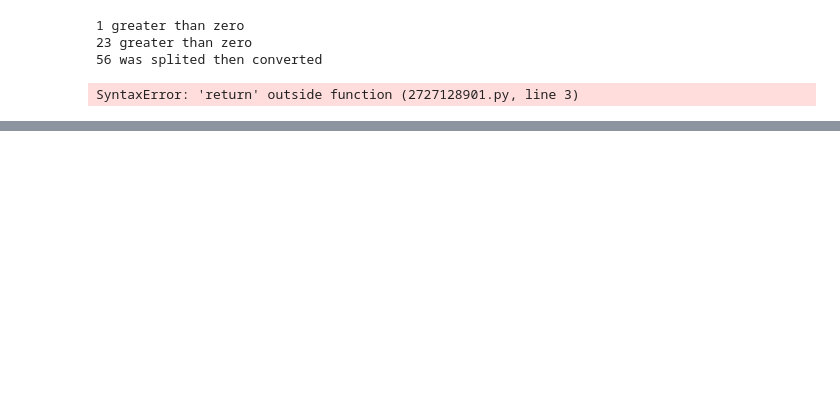
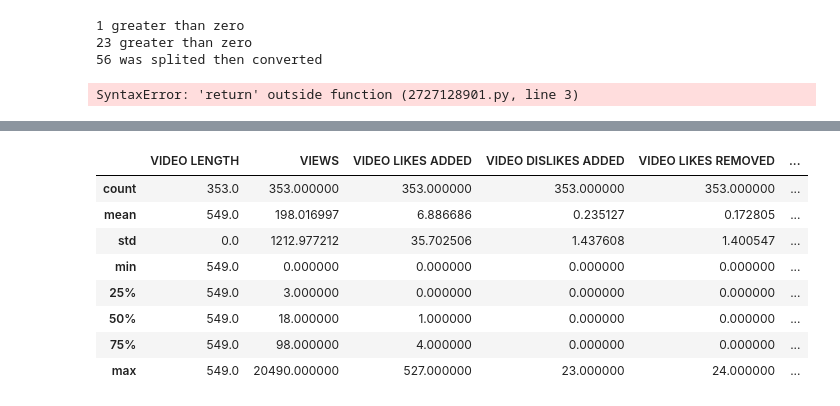
Before and after one commit to andazi/goal-data-science, a Jupyter notebook: deployed apps/project 2/youtube dashbord.ipynb, the cells around one changed output, grey strips where cells are left out. Cells and saved outputs as stored; diff of their text form; code cells hidden in the pictures; blank space fills up the shorter version.

```diff
--- a/deployed apps/project 2/youtube dashbord.ipynb
+++ b/deployed apps/project 2/youtube dashbord.ipynb
@@ -999,0 +1043,7 @@ elif add_sidebar =="Individual Video Analysis":
+# %%
+# videos title list
+selected_video = tuple(df_agg['VIDEO TITLE'])[9]
+# filtered by title
+filtered_video = df_agg[df_agg['VIDEO TITLE'] == selected_video]
+
+filtered_agg_sub = df_agg_sub[df_agg_sub['VIDEO TITLE'] == selected_video]
@@ -999,0 +1116,12 @@ elif add_sidebar =="Individual Video Analysis":
+# %%
+filtered_agg_sub.describe()
+# %% [output]
+|  | VIDEO LENGTH | VIEWS | VIDEO LIKES ADDED | VIDEO DISLIKES ADDED | VIDEO LIKES REMOVED | ... |
+| count | 353.0 | 353.000000 | 353.000000 | 353.000000 | 353.000000 | ... |
+| mean | 549.0 | 198.016997 | 6.886686 | 0.235127 | 0.172805 | ... |
+| std | 0.0 | 1212.977212 | 35.702506 | 1.437608 | 1.400547 | ... |
+| min | 549.0 | 0.000000 | 0.000000 | 0.000000 | 0.000000 | ... |
+| 25% | 549.0 | 3.000000 | 0.000000 | 0.000000 | 0.000000 | ... |
+| 50% | 549.0 | 18.000000 | 1.000000 | 0.000000 | 0.000000 | ... |
+| 75% | 549.0 | 98.000000 | 4.000000 | 0.000000 | 0.000000 | ... |
+| max | 549.0 | 20490.000000 | 527.000000 | 23.000000 | 24.000000 | ... |
```
Also changed, not shown: parts of 36 cells of this notebook, 1 other file.
